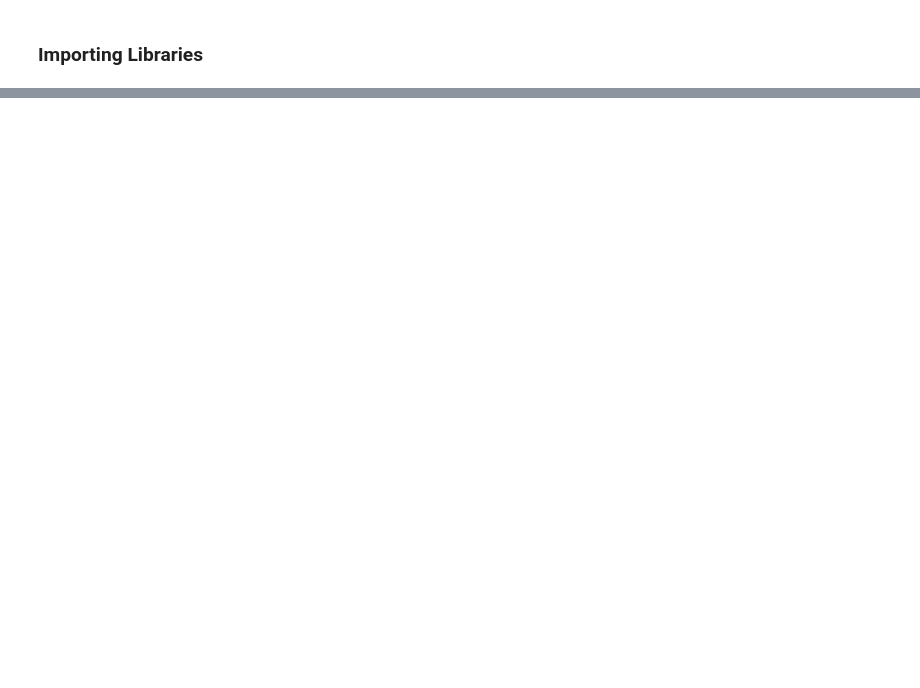
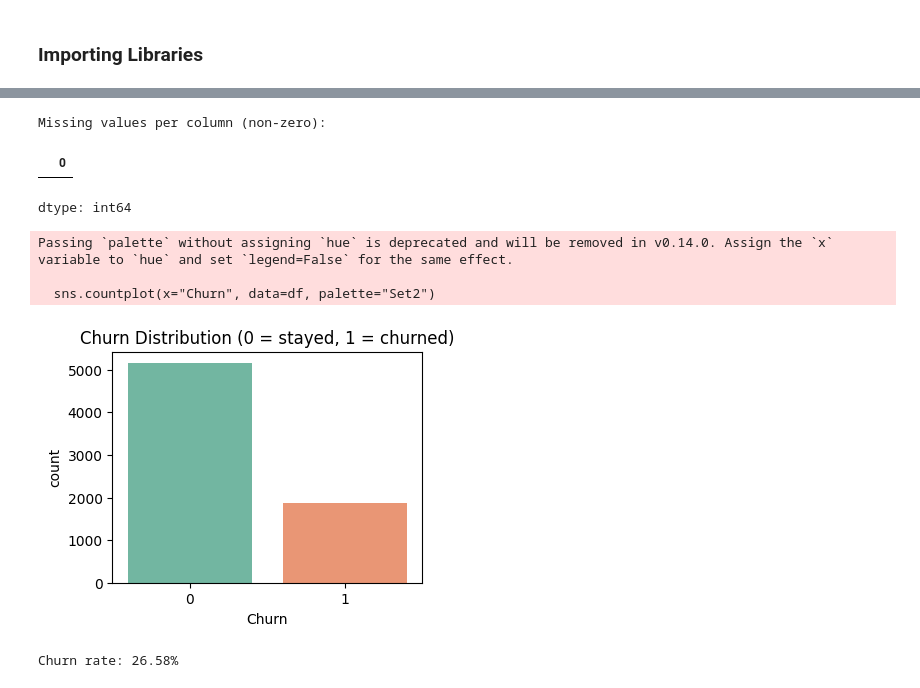
Before and after one commit to ericiortega/aipi590-xai-fall2025, a Jupyter notebook: assignments/interpretable_ml/interpretable_ml.ipynb, the cells around one changed output, grey strips where cells are left out. Drawn from its saved outputs; the diff is of its cells as text; code cells hidden in the pictures; blank space fills up the shorter version.

```diff
--- a/assignments/interpretable_ml/interpretable_ml.ipynb
+++ b/assignments/interpretable_ml/interpretable_ml.ipynb
@@ -12,9 +18,17 @@
 # %%
-import pandas as pd
-
 # Load dataset directly from your GitHub repo
 churn_data = "https://raw.githubusercontent.com/ericiortega/aipi590-xai-fall2025/main/data/telco_customer_churn.csv"
 df = pd.read_csv(churn_data)
 
-# print(df.shape)
-# df.head()
+# Cleaning data
+# Changing TotalCharges to numeric, coerce errors to NaN
+df["TotalCharges"] = pd.to_numeric(df["TotalCharges"], errors="coerce")
+
+# Drop rows with missing TotalCharges
+df = df.dropna(subset=["TotalCharges"]).reset_index(drop=True)
+
+# Map churn Yes/No to 1/0
+df["Churn"] = df["Churn"].map({"Yes": 1, "No": 0}).astype(int)
+
+print(df.shape)
+df.head()
@@ -20,0 +54,24 @@ df = pd.read_csv(churn_data)
+# %%
+# check missing values
+print("Missing values per column (non-zero):")
+missing = df.isna().sum()
+display(missing[missing > 0].sort_values(ascending=False))
+
+# churn distribution
+plt.figure(figsize=(4,3))
+sns.countplot(x="Churn", data=df, palette="Set2")
+plt.title("Churn Distribution (0 = stayed, 1 = churned)")
+plt.show()
+
+# churn percentage
+churn_rate = df["Churn"].mean()
+print(f"Churn rate: {churn_rate:.2%}")
+# %% [output]
+Missing values per column (non-zero):
+|  | 0 |
+dtype: int64
+Passing `palette` without assigning `hue` is deprecated and will be removed in v0.14.0. Assign the `x` variable to `hue` and set `legend=False` for the same effect.
+
+  sns.countplot(x="Churn", data=df, palette="Set2")
+[figure, added]
+Churn rate: 26.58%
```
Also changed, not shown: parts of 4 cells of this notebook.
